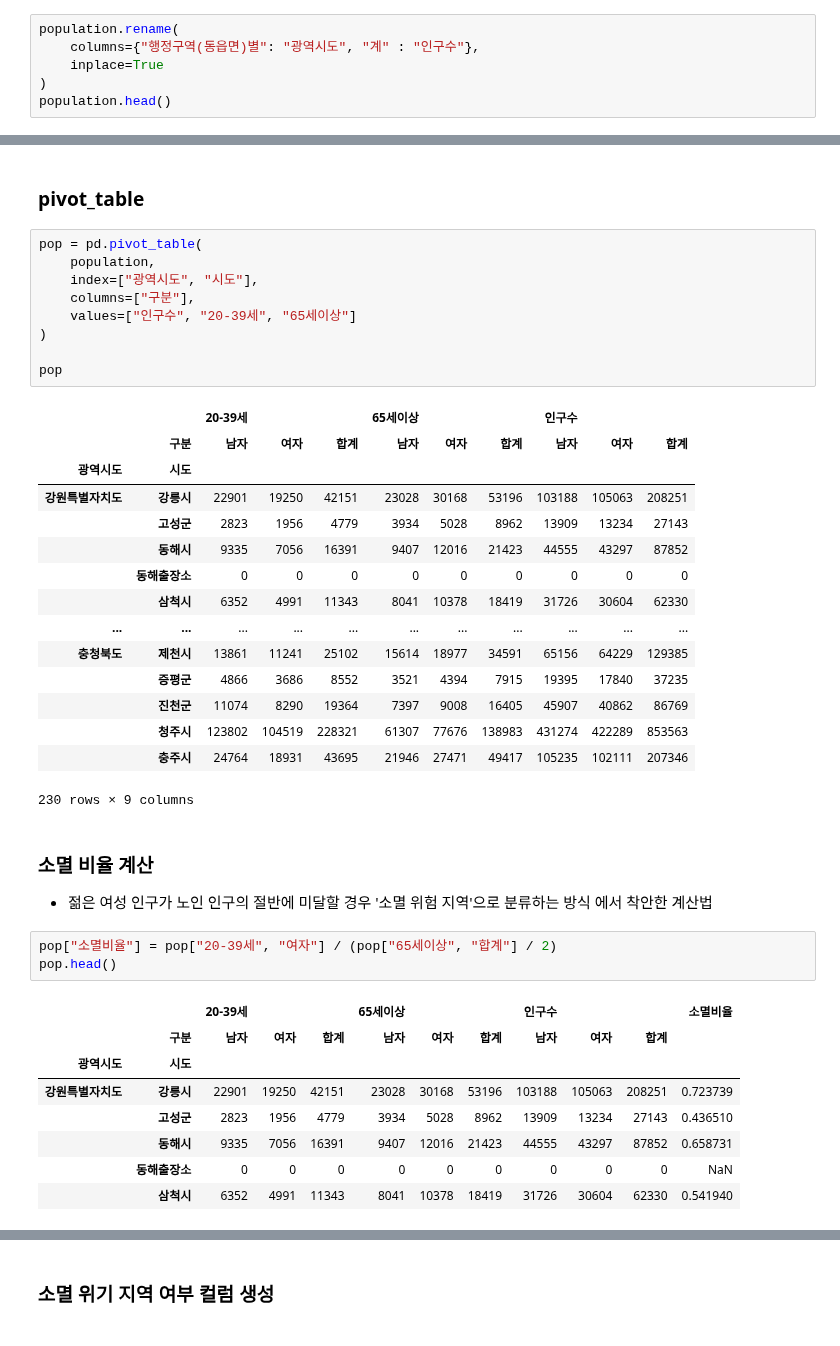
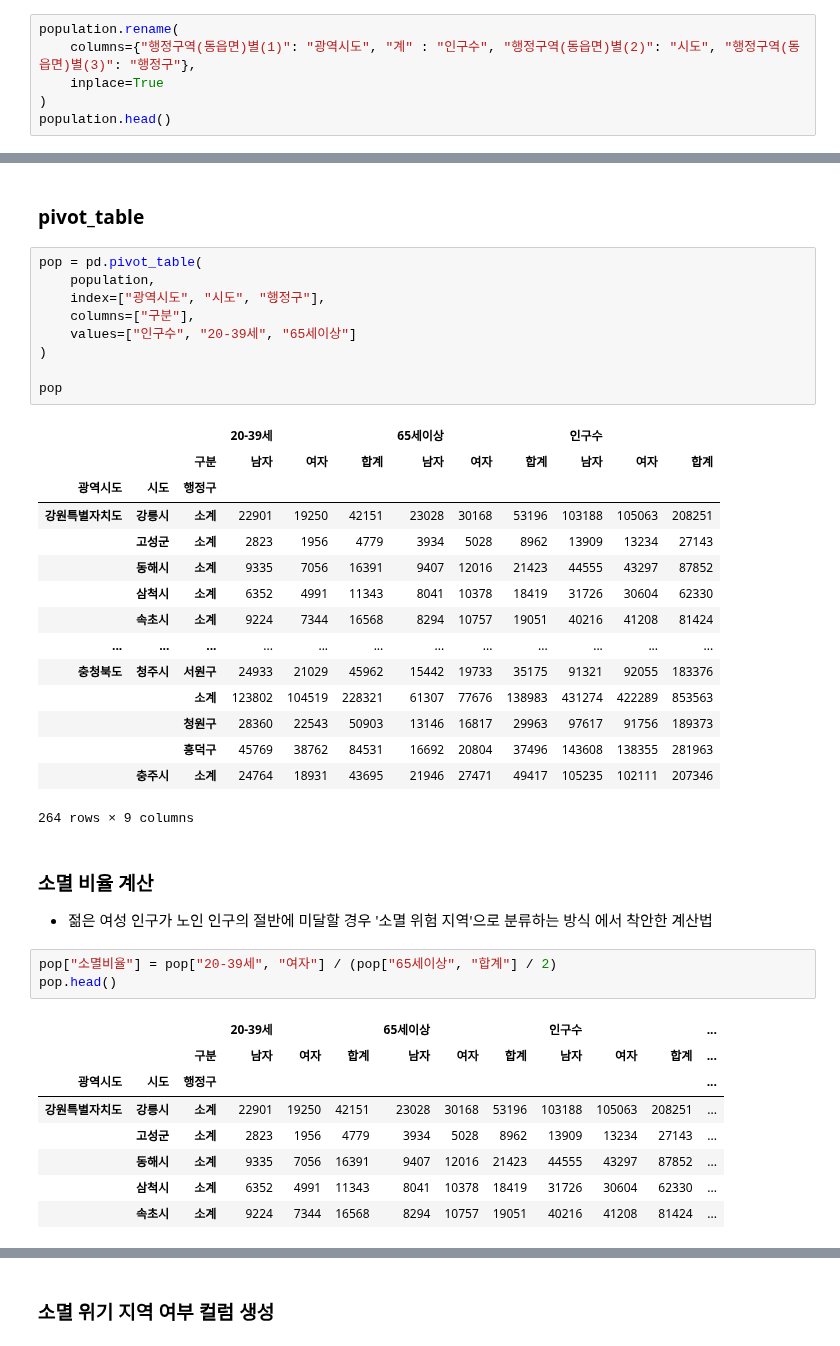
Before and after one commit to solpinetree/ds_study, a Jupyter notebook: source_code/07. Population.ipynb, the cells around one changed output, grey strips where cells are left out. Cells and saved outputs as stored; diff of their text form.

```diff
--- a/source_code/07. Population.ipynb
+++ b/source_code/07. Population.ipynb
@@ -66,7 +67,7 @@ Index(['행정구역(동읍면)별', '시도', '항목', '계', '20 - 24세', '2
 ### 컬럼 이름 변경 및 불필요한 행 제거
 # %%
 population.rename(
-    columns={"행정구역(동읍면)별": "광역시도", "계" : "인구수"},
+    columns={"행정구역(동읍면)별(1)": "광역시도", "계" : "인구수", "행정구역(동읍면)별(2)": "시도", "행정구역(동읍면)별(3)": "행정구"},
     inplace=True
 )
 population.head()
@@ -142,28 +143,28 @@ population.head()
 # %%
 pop = pd.pivot_table(
     population,
-    index=["광역시도", "시도"],
+    index=["광역시도", "시도", "행정구"],
     columns=["구분"],
     values=["인구수", "20-39세", "65세이상"]
 )
 
 pop
 # %% [output]
-|  |  | 20-39세 |  |  | 65세이상 |  |  | 인구수 |  |  |
-|  | 구분 | 남자 | 여자 | 합계 | 남자 | 여자 | 합계 | 남자 | 여자 | 합계 |
-| 광역시도 | 시도 |  |  |  |  |  |  |  |  |  |
-| 강원특별자치도 | 강릉시 | 22901 | 19250 | 42151 | 23028 | 30168 | 53196 | 103188 | 105063 | 208251 |
-|  | 고성군 | 2823 | 1956 | 4779 | 3934 | 5028 | 8962 | 13909 | 13234 | 27143 |
-|  | 동해시 | 9335 | 7056 | 16391 | 9407 | 12016 | 21423 | 44555 | 43297 | 87852 |
-|  | 동해출장소 | 0 | 0 | 0 | 0 | 0 | 0 | 0 | 0 | 0 |
-|  | 삼척시 | 6352 | 4991 | 11343 | 8041 | 10378 | 18419 | 31726 | 30604 | 62330 |
-| ... | ... | ... | ... | ... | ... | ... | ... | ... | ... | ... |
-| 충청북도 | 제천시 | 13861 | 11241 | 25102 | 15614 | 18977 | 34591 | 65156 | 64229 | 129385 |
-|  | 증평군 | 4866 | 3686 | 8552 | 3521 | 4394 | 7915 | 19395 | 17840 | 37235 |
-|  | 진천군 | 11074 | 8290 | 19364 | 7397 | 9008 | 16405 | 45907 | 40862 | 86769 |
-|  | 청주시 | 123802 | 104519 | 228321 | 61307 | 77676 | 138983 | 431274 | 422289 | 853563 |
-|  | 충주시 | 24764 | 18931 | 43695 | 21946 | 27471 | 49417 | 105235 | 102111 | 207346 |
+|  |  |  | 20-39세 |  |  | 65세이상 |  |  | 인구수 |  |  |
+|  |  | 구분 | 남자 | 여자 | 합계 | 남자 | 여자 | 합계 | 남자 | 여자 | 합계 |
+| 광역시도 | 시도 | 행정구 |  |  |  |  |  |  |  |  |  |
+| 강원특별자치도 | 강릉시 | 소계 | 22901 | 19250 | 42151 | 23028 | 30168 | 53196 | 103188 | 105063 | 208251 |
+|  | 고성군 | 소계 | 2823 | 1956 | 4779 | 3934 | 5028 | 8962 | 13909 | 13234 | 27143 |
+|  | 동해시 | 소계 | 9335 | 7056 | 16391 | 9407 | 12016 | 21423 | 44555 | 43297 | 87852 |
+|  | 삼척시 | 소계 | 6352 | 4991 | 11343 | 8041 | 10378 | 18419 | 31726 | 30604 | 62330 |
+|  | 속초시 | 소계 | 9224 | 7344 | 16568 | 8294 | 10757 | 19051 | 40216 | 41208 | 81424 |
+| ... | ... | ... | ... | ... | ... | ... | ... | ... | ... | ... | ... |
+| 충청북도 | 청주시 | 서원구 | 24933 | 21029 | 45962 | 15442 | 19733 | 35175 | 91321 | 92055 | 183376 |
+|  |  | 소계 | 123802 | 104519 | 228321 | 61307 | 77676 | 138983 | 431274 | 422289 | 853563 |
+|  |  | 청원구 | 28360 | 22543 | 50903 | 13146 | 16817 | 29963 | 97617 | 91756 | 189373 |
+|  |  | 흥덕구 | 45769 | 38762 | 84531 | 16692 | 20804 | 37496 | 143608 | 138355 | 281963 |
+|  | 충주시 | 소계 | 24764 | 18931 | 43695 | 21946 | 27471 | 49417 | 105235 | 102111 | 207346 |
-230 rows × 9 columns
+264 rows × 9 columns
 # %% [markdown]
 <a id="소멸-비율-계산"></a>
 ### 소멸 비율 계산
@@ -172,11 +173,11 @@ pop
 pop["소멸비율"] = pop["20-39세", "여자"] / (pop["65세이상", "합계"] / 2)
 pop.head()
 # %% [output]
-|  |  | 20-39세 |  |  | 65세이상 |  |  | 인구수 |  |  | 소멸비율 |
-|  | 구분 | 남자 | 여자 | 합계 | 남자 | 여자 | 합계 | 남자 | 여자 | 합계 |  |
-| 광역시도 | 시도 |  |  |  |  |  |  |  |  |  |  |
-| 강원특별자치도 | 강릉시 | 22901 | 19250 | 42151 | 23028 | 30168 | 53196 | 103188 | 105063 | 208251 | 0.723739 |
-|  | 고성군 | 2823 | 1956 | 4779 | 3934 | 5028 | 8962 | 13909 | 13234 | 27143 | 0.436510 |
-|  | 동해시 | 9335 | 7056 | 16391 | 9407 | 12016 | 21423 | 44555 | 43297 | 87852 | 0.658731 |
-|  | 동해출장소 | 0 | 0 | 0 | 0 | 0 | 0 | 0 | 0 | 0 | NaN |
-|  | 삼척시 | 6352 | 4991 | 11343 | 8041 | 10378 | 18419 | 31726 | 30604 | 62330 | 0.541940 |
+|  |  |  | 20-39세 |  |  | 65세이상 |  |  | 인구수 |  |  | ... |
+|  |  | 구분 | 남자 | 여자 | 합계 | 남자 | 여자 | 합계 | 남자 | 여자 | 합계 | ... |
+| 광역시도 | 시도 | 행정구 |  |  |  |  |  |  |  |  |  | ... |
+| 강원특별자치도 | 강릉시 | 소계 | 22901 | 19250 | 42151 | 23028 | 30168 | 53196 | 103188 | 105063 | 208251 | ... |
+|  | 고성군 | 소계 | 2823 | 1956 | 4779 | 3934 | 5028 | 8962 | 13909 | 13234 | 27143 | ... |
+|  | 동해시 | 소계 | 9335 | 7056 | 16391 | 9407 | 12016 | 21423 | 44555 | 43297 | 87852 | ... |
+|  | 삼척시 | 소계 | 6352 | 4991 | 11343 | 8041 | 10378 | 18419 | 31726 | 30604 | 62330 | ... |
+|  | 속초시 | 소계 | 9224 | 7344 | 16568 | 8294 | 10757 | 19051 | 40216 | 41208 | 81424 | ... |
```
Also changed, not shown: parts of 43 cells of this notebook, 2 other files.
